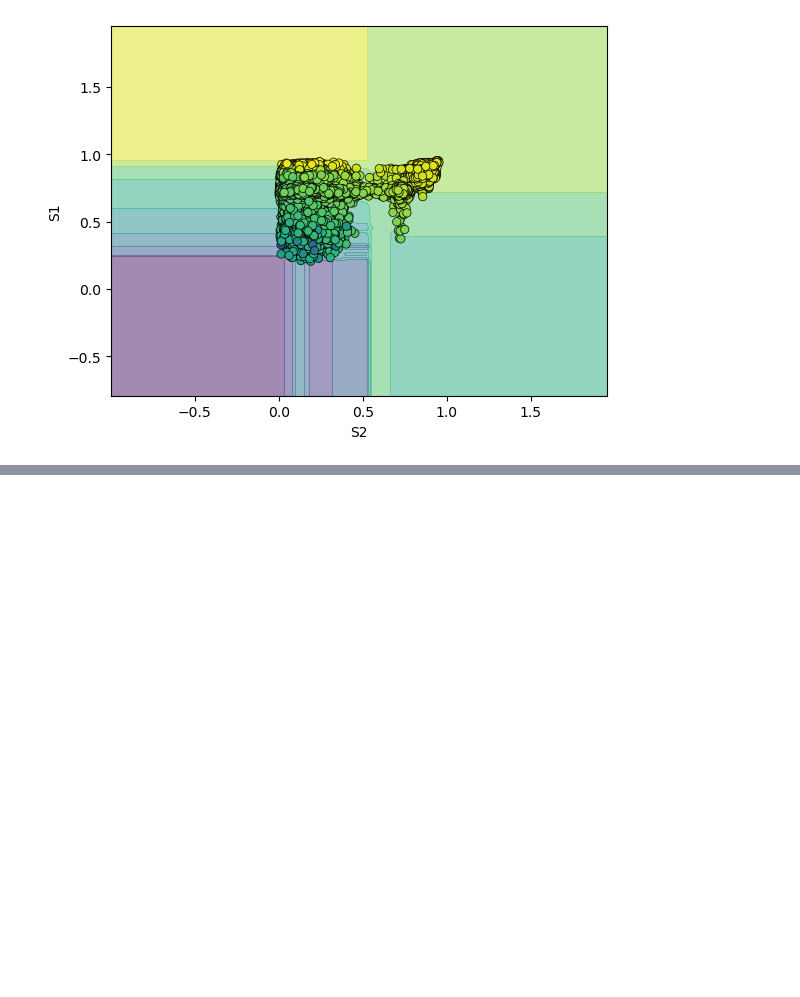
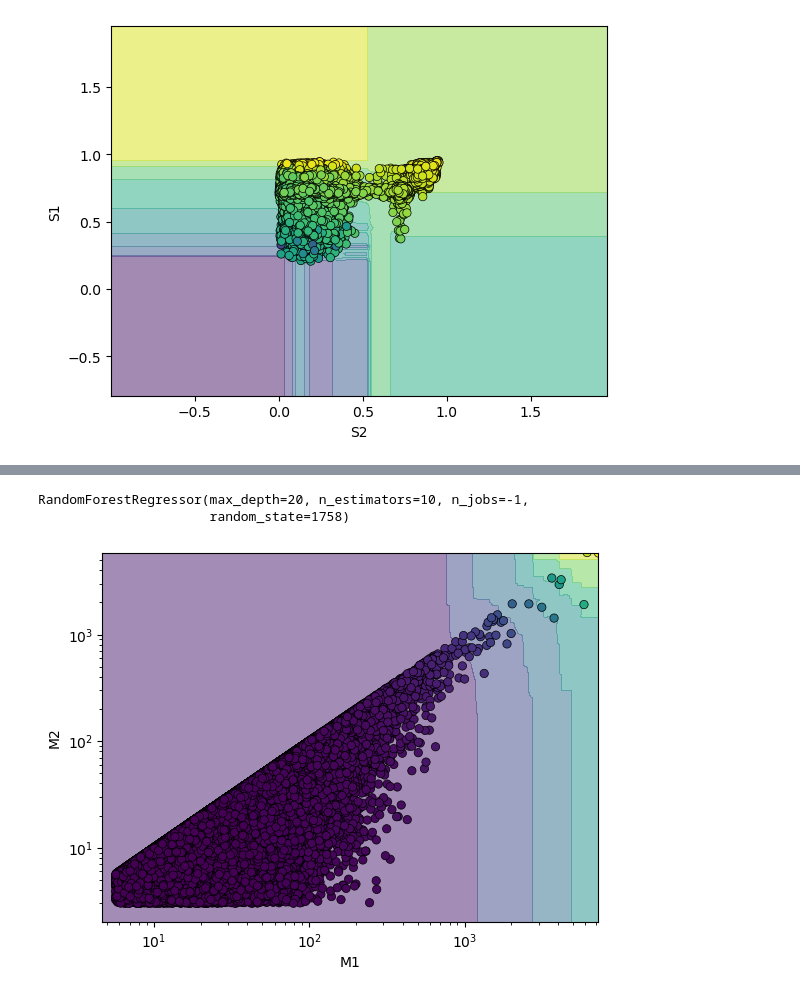
Before and after one commit to BelliLuigi/Hierarchical-mergers-of-black-holes, a Jupyter notebook: RFC.ipynb, the cells around one changed output, grey strips where cells are left out. Drawn from its saved outputs; the diff is of its cells as text; code cells hidden in the pictures; blank space fills up the shorter version.

```diff
--- a/RFC.ipynb
+++ b/RFC.ipynb
@@ -175,0 +231,13 @@ plt.show()
+# %%
+forest.fit(x_train[['M1', 'M2']], y_train)
+# %% [output]
+RandomForestRegressor(max_depth=20, n_estimators=10, n_jobs=-1,
+                      random_state=1758)
+# %%
+display = DecisionBoundaryDisplay.from_estimator(forest, x_test[['M1', 'M2']], response_method="predict", alpha=.5)
+display.ax_.scatter(x_test['M1'], x_test['M2'], edgecolor='k', c=y_test, lw=0.5)
+plt.xscale('log')
+plt.yscale('log')
+plt.show()
+# %% [output]
+[figure, added]
```
Also changed, not shown: parts of 14 cells of this notebook.
